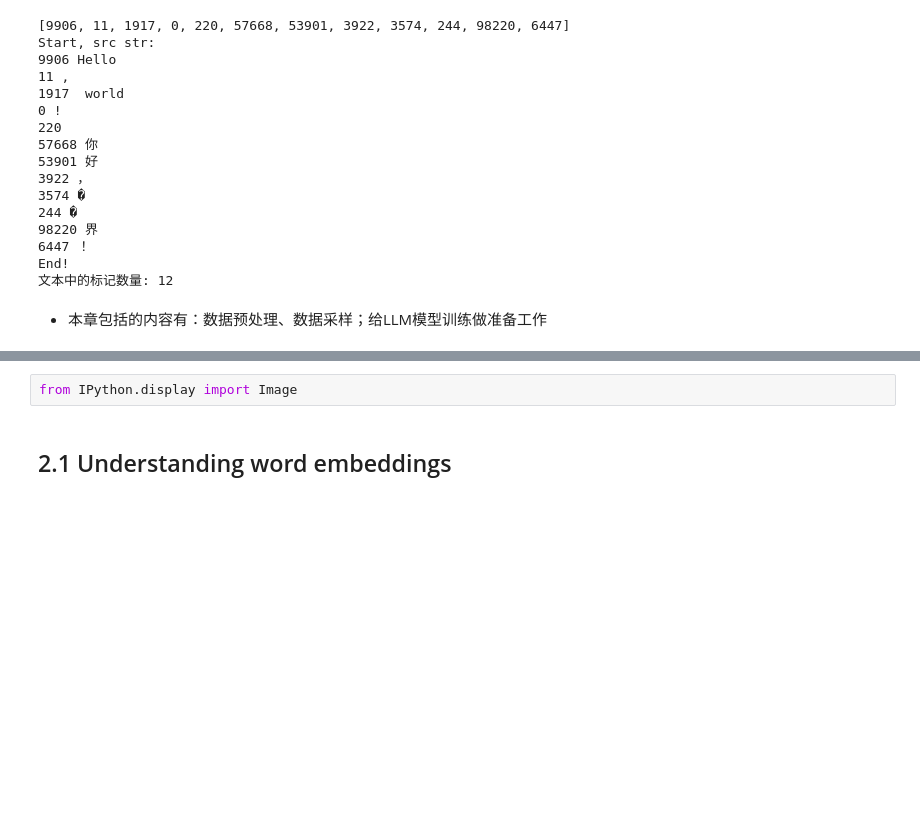
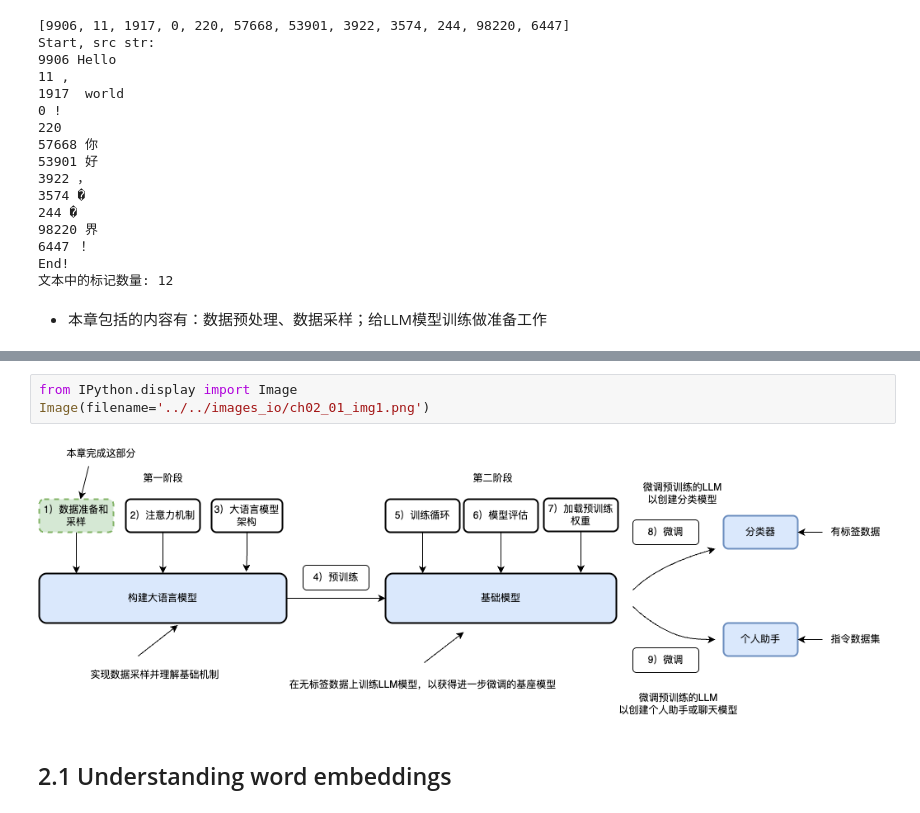
Before and after one commit to donglinAI/std_LLMs-from-scratch, a Jupyter notebook: ch02/01_main-chapter-code/ch02.ipynb, the cells around one changed output, grey strips where cells are left out. Drawn from its saved outputs; the diff is of its cells as text; blank space fills up the shorter version.

```diff
--- a/ch02/01_main-chapter-code/ch02.ipynb
+++ b/ch02/01_main-chapter-code/ch02.ipynb
@@ -78,6 +78,9 @@ End!
 <img src="https://sebastianraschka.com/images/LLMs-from-scratch-images/ch02_compressed/01.webp?timestamp=1" width="500px">
 # %%
 from IPython.display import Image
+Image(filename='../../images_io/ch02_01_img1.png')
+# %% [output]
+[figure, added]
 # %% [markdown]
 ## 2.1 Understanding word embeddings
 # %% [markdown]
```
Also changed, not shown: 1 other file.
